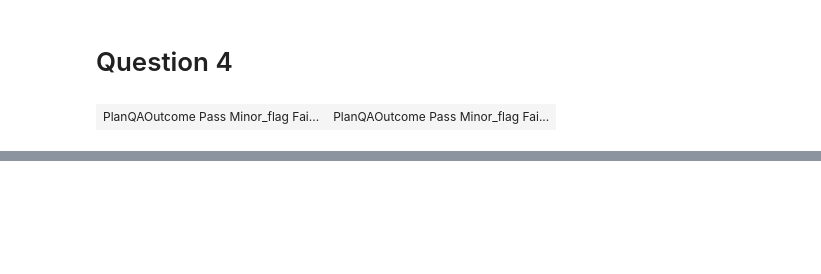
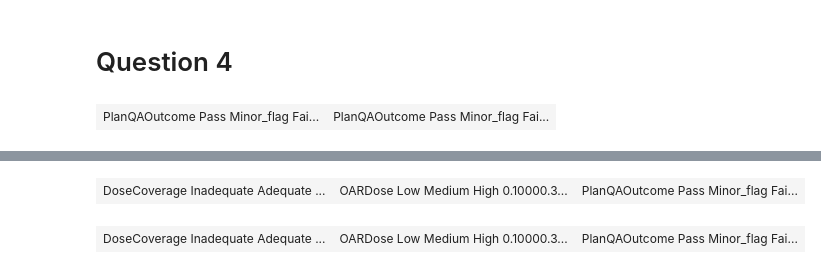
Before and after one commit to mahinm23/Radiotherapy-BN, a Jupyter notebook: ECS647U_BN_Radiotherapy.ipynb, the cells around one changed output, grey strips where cells are left out. Drawn from its saved outputs; the diff is of its cells as text; code cells hidden in the pictures; blank space fills up the shorter version.

Commit message:
Q4 Reasoning cells

```diff
--- a/ECS647U_BN_Radiotherapy.ipynb
+++ b/ECS647U_BN_Radiotherapy.ipynb
@@ -284,0 +225,34 @@ gnb.showInference(bn_cf, evs={'PlanQAOutcome': 'Fail', 'OARProximity': 'Low'})
+# %%
+# Q4.2 - Interventional Reasoning (Rung 2 of the Ladder of Causation)
+# Scenario: We compare observing PlanOptimisationQuality=target_prioritised
+# vs actively intervening do(PlanOptimisationQuality=target_prioritised).
+# Cuts incoming arcs from TumourComplexity and OARProximity to POQ.
+cm = csl.CausalModel(bn)
+ie_obs = gum.LazyPropagation(bn)
+ie_obs.setEvidence({'PlanOptimisationQuality': 'target_prioritised'})
+ie_obs.makeInference()
+gnb.sideBySide(
+    ie_obs.posterior('DoseCoverage'),
+    ie_obs.posterior('OARDose'),
+    ie_obs.posterior('PlanQAOutcome'),
+    captions = [
+        "P(DoseCoverage | POQ = target prioritised) - observational",
+        "P(OARDose | POQ = target prioritised) - observational",
+        "P(PlanQAOutcome | POQ = target prioritised) - observational"
+    ]
+)
+# %% [output]
+| DoseCoverage Inadequate Adequate ... | OARDose Low Medium High 0.10000.3... | PlanQAOutcome Pass Minor_flag Fai... |
+# %%
+gnb.sideBySide(
+    csl.causalImpact(cm, on='DoseCoverage', doing='PlanOptimisationQuality', values = {'PlanOptimisationQuality': 'target_prioritised'})[1],
+    csl.causalImpact(cm, on='OARDose', doing='PlanOptimisationQuality', values = {'PlanOptimisationQuality': 'target_prioritised'})[1],
+    csl.causalImpact(cm, on='PlanQAOutcome', doing='PlanOptimisationQuality', values = {'PlanOptimisationQuality': 'target_prioritised'})[1],
+    captions=[
+        "P(DoseCoverage | do(POQ=target_prioritised)) - interventional",
+        "P(OARDose | do(POQ=target_prioritised)) - interventional",
+        "P(PlanQAOutcome | do(POQ=target_prioritised)) - interventional"
+    ]
+)
+# %% [output]
+| DoseCoverage Inadequate Adequate ... | OARDose Low Medium High 0.10000.3... | PlanQAOutcome Pass Minor_flag Fai... |
```
Also changed, not shown: parts of 14 cells of this notebook.
